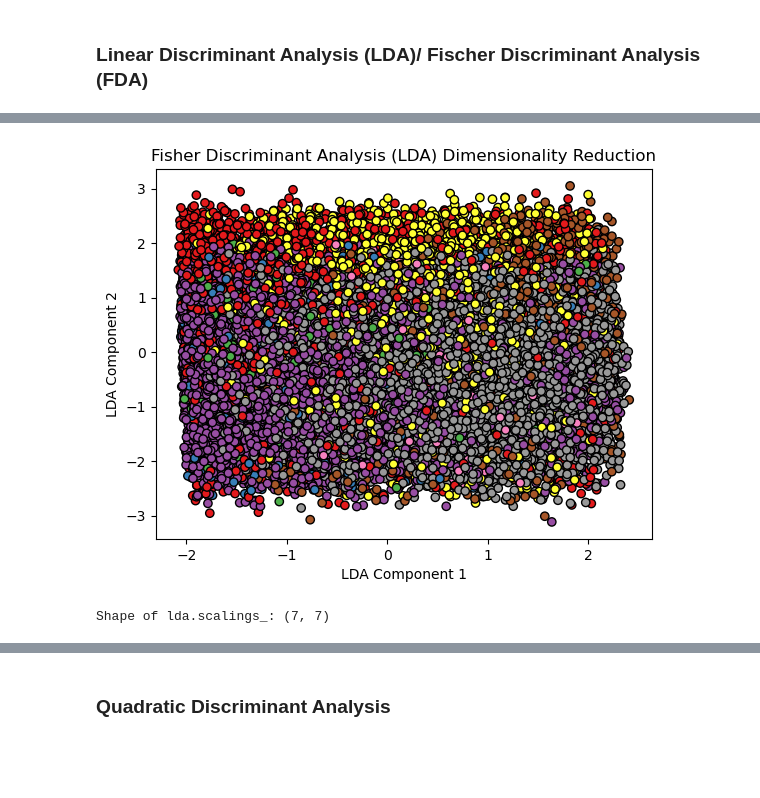
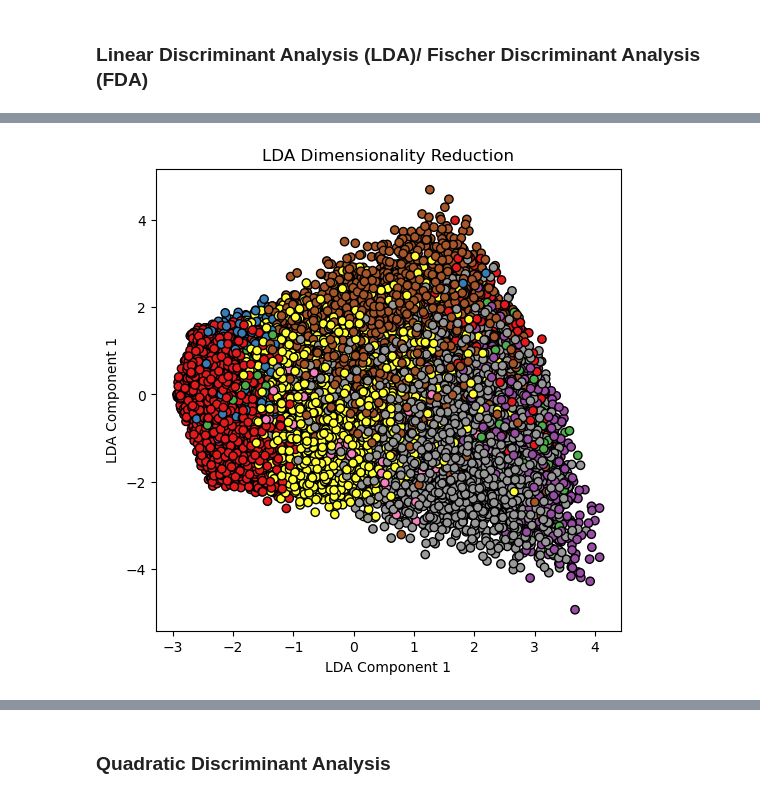
Before and after one commit to Srishti-Goel/Neutrino-Flavour-Oscillations-in-Supernovae, a Jupyter notebook: code/fastModes_all_crossings.ipynb, the cells around one changed output, grey strips where cells are left out. Saved outputs shown, nothing was run; the diff lists cells and outputs as text; code cells hidden in the pictures; blank space fills up the shorter version.

```diff
--- a/code/fastModes_all_crossings.ipynb
+++ b/code/fastModes_all_crossings.ipynb
@@ -550,15 +558,9 @@ X_test_lda = lda.transform(X_test)
-# %%
-# Plot the reduced data
-plt.scatter(X_train_lda[:, 0], X_train_lda[:, 1], c=y_train, cmap=plt.cm.Set1, edgecolor='k')
-plt.xlabel('LDA Component 1')
-plt.ylabel('LDA Component 2')
-plt.title('Fisher Discriminant Analysis (LDA) Dimensionality Reduction')
-plt.show()
-
-print("Shape of lda.scalings_:", lda.scalings_.shape)
-# %% [output]
-[figure, removed]
-Shape of lda.scalings_: (7, 7)
+# %%
+# Plot the reduced data
+
+plot_reduced_data(X_test_lda, y_test, 0, 1, "LDA")
+# %% [output]
+[figure, added]
 # %%
 y_preds = lda.predict(X_test)
 
```
Also changed, not shown: parts of 44 cells of this notebook, 1 other file.
